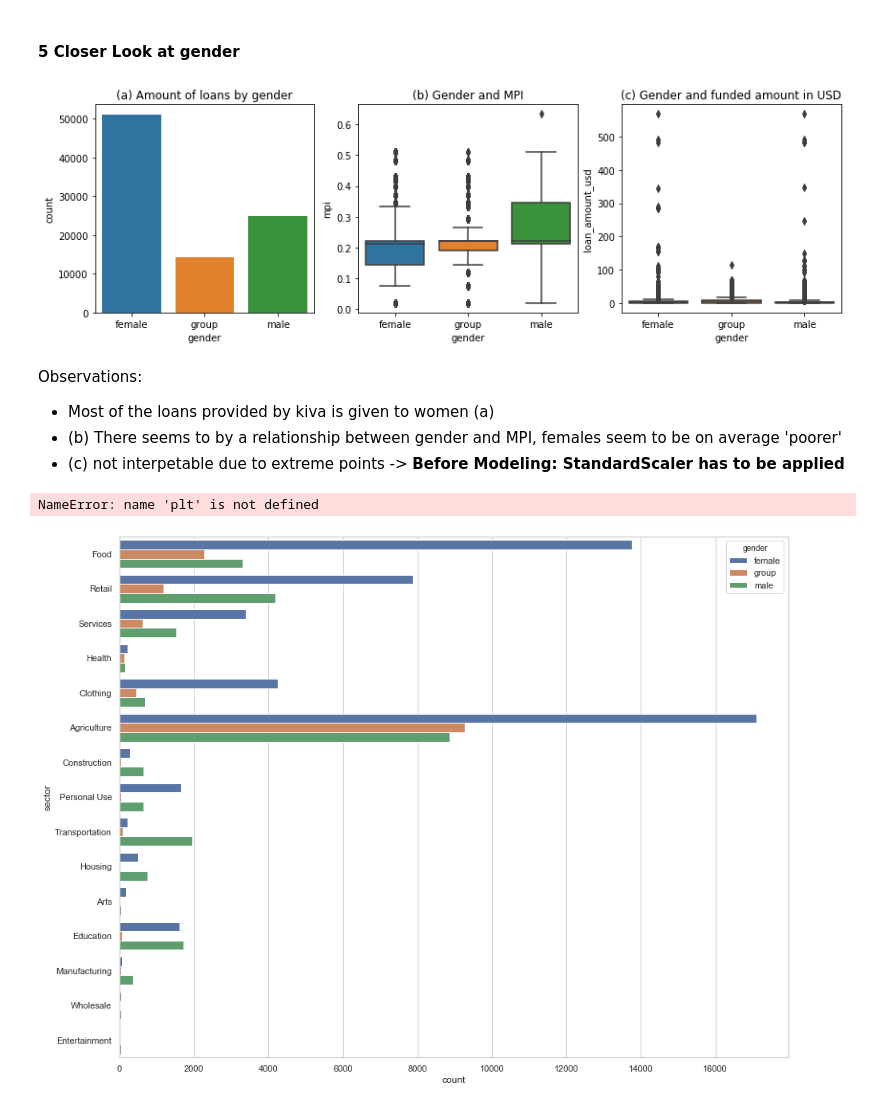
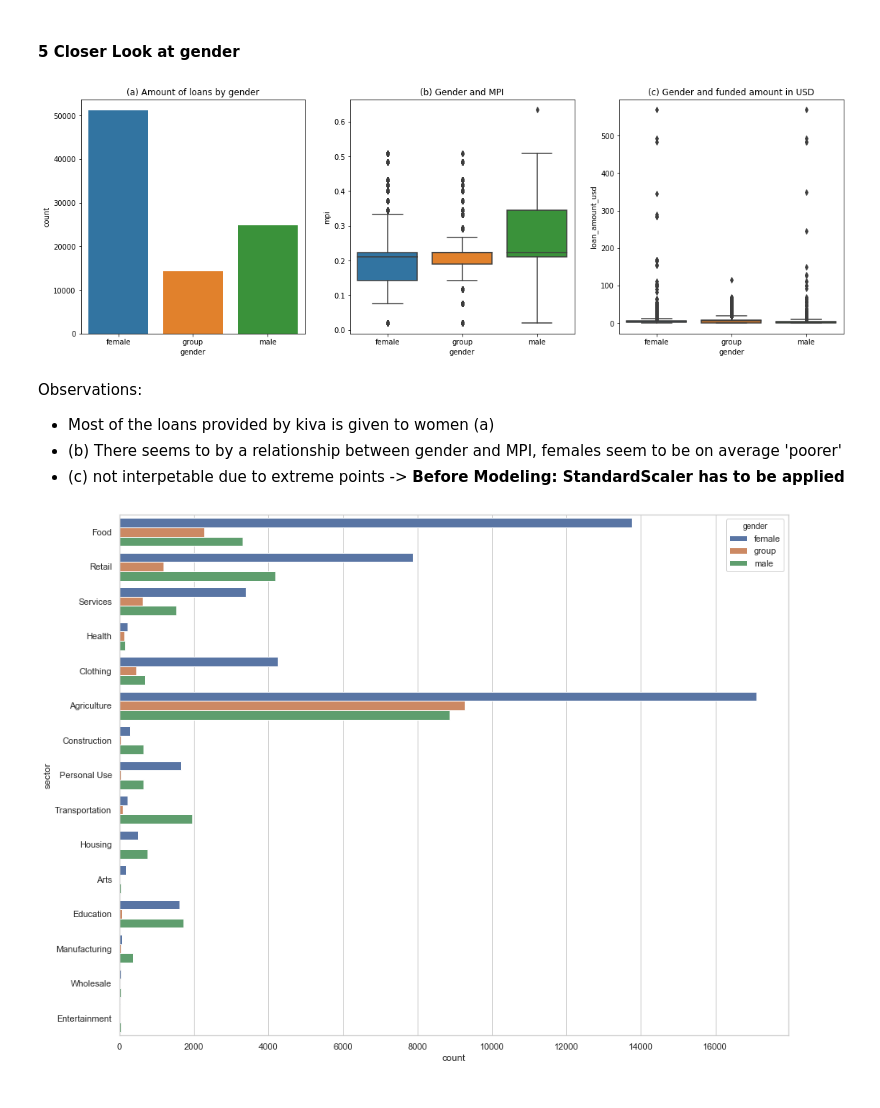
Before and after one commit to StefanWoBa/Project--Kiva, a Jupyter notebook: 02 KIVA - EDA.ipynb, the cells around one changed output. Saved outputs shown, nothing was run; the diff lists cells and outputs as text; code cells hidden in the pictures.

```diff
--- a/02 KIVA - EDA.ipynb
+++ b/02 KIVA - EDA.ipynb
@@ -183,35 +190,33 @@ Observations:
 #### 5 Closer Look at gender
 # %%
 ####HOW MANY nd Connection to MPI:
-fig, axs = plt.subplots(ncols=3, sharex=True, figsize=(14,4))
+fig, axs = plt.subplots(ncols=3, sharex=True, figsize=(19,6))
 sns.countplot(x='gender', data=df_kiva,
               ax=axs[0]).set_title('(a) Amount of loans by gender')
 
 sns.boxplot(x='gender', y='mpi', data=df_kiva,
             ax=axs[1]).set_title('(b) Gender and MPI')
 
 sns.boxplot(x='gender', y='loan_amount_usd', data=df_kiva,
             ax=axs[2]).set_title('(c) Gender and funded amount in USD');
 # %% [output]
-[figure, old version]
+[figure, new version]
 # %% [markdown]
 Observations:
    * Most of the loans provided by kiva is given to women (a)
    * (b) There seems to by a relationship between gender and MPI, females seem to be on average 'poorer'
    * (c) not interpetable due to extreme points -> **Before Modeling: StandardScaler has to be applied**
 # %%
-plt.figure(figsize=(10,5))
-x,y = 'sector', 'gender'
+#plt.figure(figsize=(10,5))
+#x,y = 'sector', 'gender'
 
-(df_kiva
-.groupby(x)[y]
-.value_counts(normalize=True)
-.mul(100)
-.rename('percent')
-.reset_index()
-.pipe((sns.catplot,'data'), x=x,y='percent',hue=y,kind='bar'));
+#(df_kiva
+#.groupby(x)[y]
+#.value_counts(normalize=True)
+#.mul(100)
+#.rename('percent')
+#.reset_index()
+#.pipe((sns.catplot,'data'), x=x,y='percent',hue=y,kind='bar'));
-# %% [output]
-NameError: name 'plt' is not defined
 # %%
 sns.set(style='whitegrid', rc={'figure.figsize':(15,12)})
 sns.countplot(y="sector", hue='gender', data=df_kiva);
```
Also changed, not shown: parts of 9 cells of this notebook, 2 other files.
